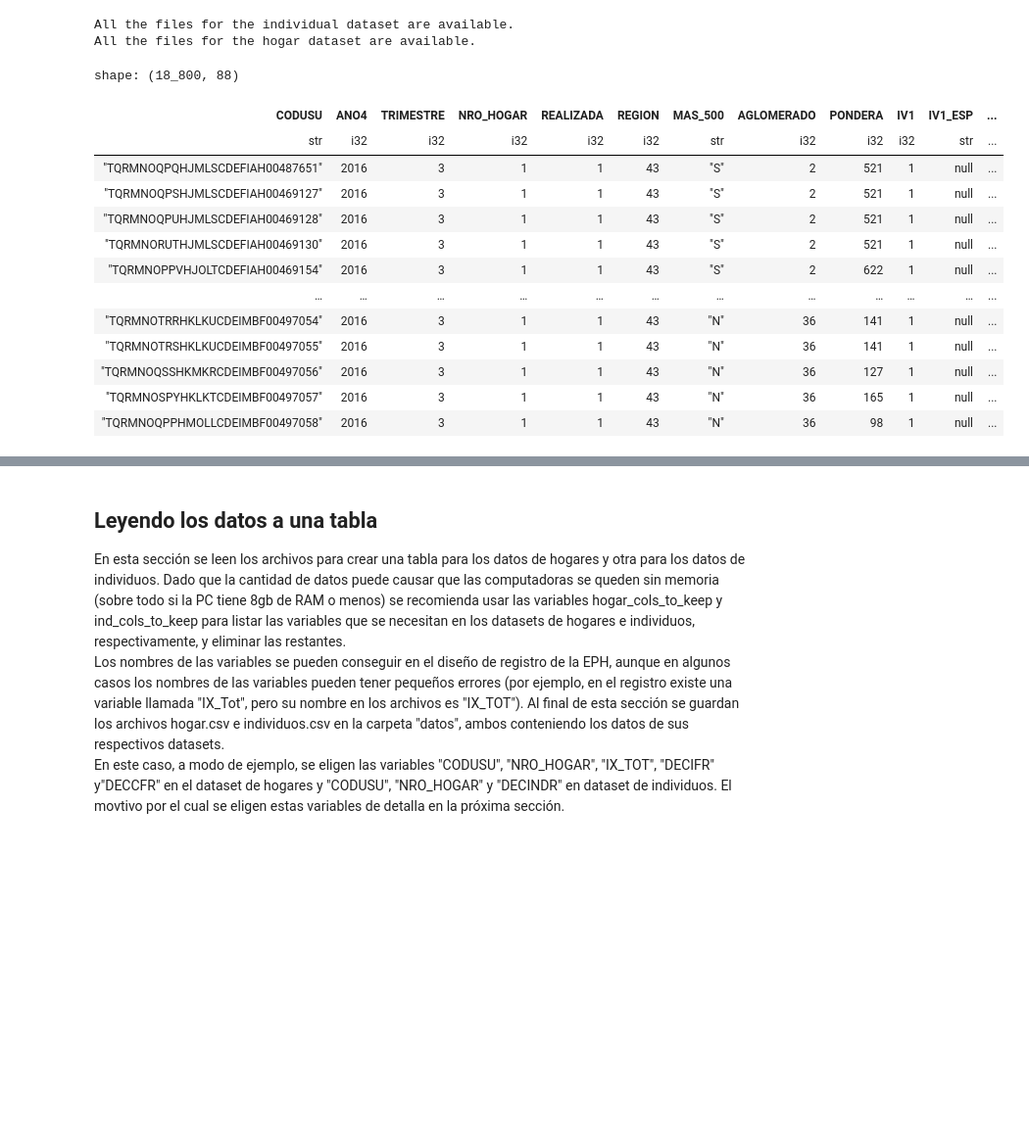
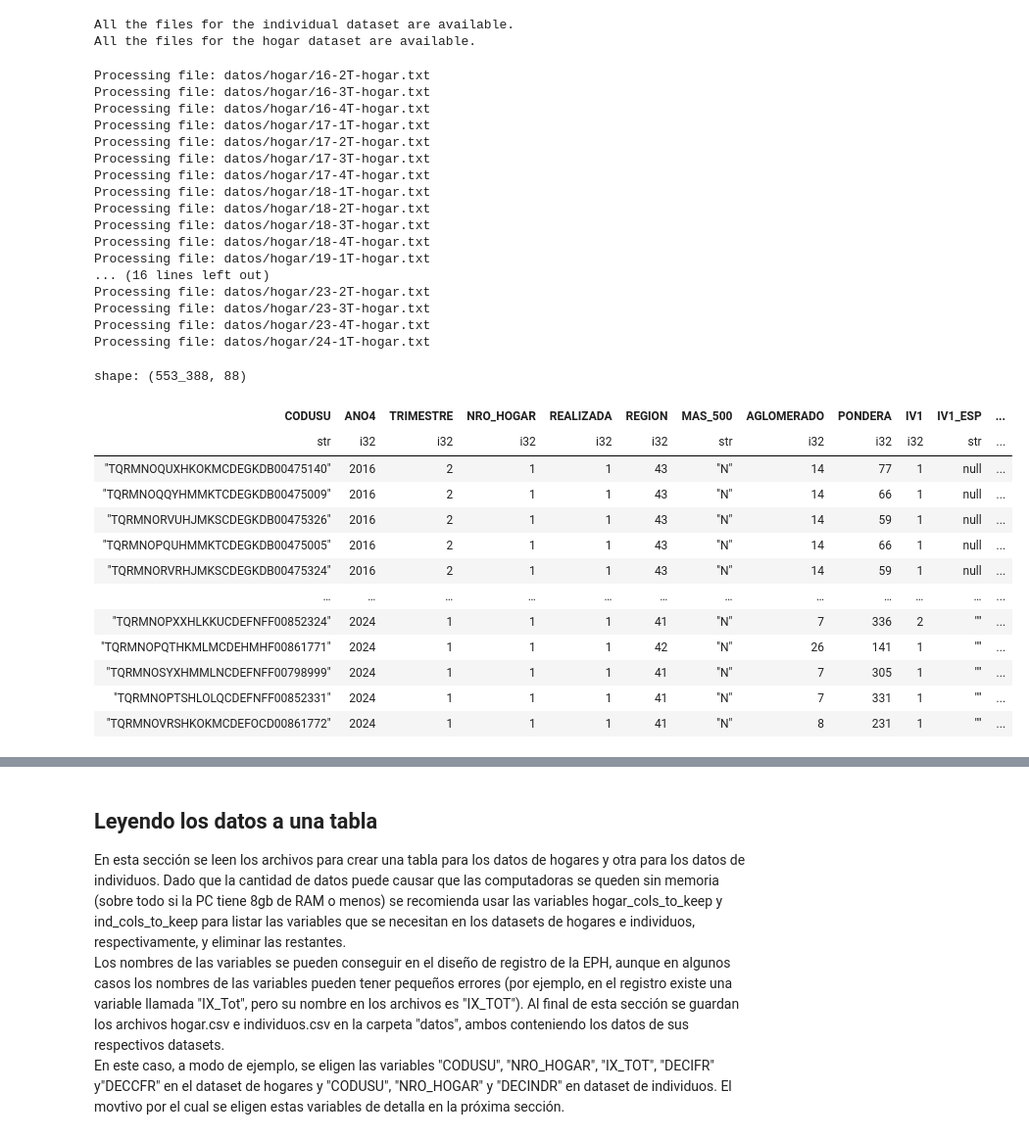
Before and after one commit to jpoletti/eph-database, a Jupyter notebook: bajar-microdatos.ipynb, the cells around one changed output, grey strips where cells are left out. Shown at 98% size. Drawn from its saved outputs; the diff is of its cells as text; code cells hidden in the pictures; blank space fills up the shorter version.

```diff
--- a/bajar-microdatos.ipynb
+++ b/bajar-microdatos.ipynb
@@ -234,8 +235,22 @@ else:
 All the files for the individual dataset are available.
 All the files for the hogar dataset are available.
 # %%
-def read_and_format(path):
-    df = pl.read_csv(path, separator=';')
+def read_and_format(path, schema_overrides=None):
+    if schema_overrides is not None:
+        df = pl.read_csv(path,
+                         separator=';',
+                         null_values=["NA"],
+                         decimal_comma=True,
+                         infer_schema_length=10000)
+
+    else:
+        df = pl.read_csv(path,
+                         separator=';',
+                         null_values=["NA"],
+                         decimal_comma=True,
+                         infer_schema_length=10000,
+                         schema_overrides=schema_overrides)
+
     # Cast all i64 columns to i32
     df = df.with_columns([
         df[col].cast(pl.Int32) for col in df.columns
@@ -246,21 +261,10 @@ def read_and_format(path):
     df[col].cast(pl.Float32) for col in df.columns
     if df[col].dtype == pl.Float64
 ])
+
+    # Remove unnamed columns
+    unnamed_columns = [col for col in df.columns if col == ""]
+    if unnamed_columns:
+        df = df.drop(unnamed_columns)
+
     return df
-# %%
-read_and_format('datos/hogar/16-3T-hogar.txt')
-# %% [output]
-shape: (18_800, 88)
-| CODUSU | ANO4 | TRIMESTRE | NRO_HOGAR | REALIZADA | REGION | MAS_500 | AGLOMERADO | PONDERA | IV1 | IV1_ESP | ... |
-| str | i32 | i32 | i32 | i32 | i32 | str | i32 | i32 | i32 | str | ... |
-| "TQRMNOQPQHJMLSCDEFIAH00487651" | 2016 | 3 | 1 | 1 | 43 | "S" | 2 | 521 | 1 | null | ... |
-| "TQRMNOQPSHJMLSCDEFIAH00469127" | 2016 | 3 | 1 | 1 | 43 | "S" | 2 | 521 | 1 | null | ... |
-| "TQRMNOQPUHJMLSCDEFIAH00469128" | 2016 | 3 | 1 | 1 | 43 | "S" | 2 | 521 | 1 | null | ... |
-| "TQRMNORUTHJMLSCDEFIAH00469130" | 2016 | 3 | 1 | 1 | 43 | "S" | 2 | 521 | 1 | null | ... |
-| "TQRMNOPPVHJOLTCDEFIAH00469154" | 2016 | 3 | 1 | 1 | 43 | "S" | 2 | 622 | 1 | null | ... |
-| … | … | … | … | … | … | … | … | … | … | … | ... |
-| "TQRMNOTRRHKLKUCDEIMBF00497054" | 2016 | 3 | 1 | 1 | 43 | "N" | 36 | 141 | 1 | null | ... |
-| "TQRMNOTRSHKLKUCDEIMBF00497055" | 2016 | 3 | 1 | 1 | 43 | "N" | 36 | 141 | 1 | null | ... |
-| "TQRMNOQSSHKMKRCDEIMBF00497056" | 2016 | 3 | 1 | 1 | 43 | "N" | 36 | 127 | 1 | null | ... |
-| "TQRMNOSPYHKLKTCDEIMBF00497057" | 2016 | 3 | 1 | 1 | 43 | "N" | 36 | 165 | 1 | null | ... |
-| "TQRMNOQPPHMOLLCDEIMBF00497058" | 2016 | 3 | 1 | 1 | 43 | "N" | 36 | 98 | 1 | null | ... |
@@ -266,0 +338,39 @@ shape: (18_800, 88)
+# %%
+base_path = 'datos/hogar'
+hogar_file_list = sorted(os.listdir(base_path))
+hogar_file_paths = [os.path.join(base_path, file) for file in hogar_file_list]
+
+hogar = process_txt_files(hogar_file_paths)
+hogar
+# %% [output]
+Processing file: datos/hogar/16-2T-hogar.txt
+Processing file: datos/hogar/16-3T-hogar.txt
+Processing file: datos/hogar/16-4T-hogar.txt
+Processing file: datos/hogar/17-1T-hogar.txt
+Processing file: datos/hogar/17-2T-hogar.txt
+Processing file: datos/hogar/17-3T-hogar.txt
+Processing file: datos/hogar/17-4T-hogar.txt
+Processing file: datos/hogar/18-1T-hogar.txt
+Processing file: datos/hogar/18-2T-hogar.txt
+Processing file: datos/hogar/18-3T-hogar.txt
+Processing file: datos/hogar/18-4T-hogar.txt
+Processing file: datos/hogar/19-1T-hogar.txt
+... (16 lines left out)
+Processing file: datos/hogar/23-2T-hogar.txt
+Processing file: datos/hogar/23-3T-hogar.txt
+Processing file: datos/hogar/23-4T-hogar.txt
+Processing file: datos/hogar/24-1T-hogar.txt
+shape: (553_388, 88)
+| CODUSU | ANO4 | TRIMESTRE | NRO_HOGAR | REALIZADA | REGION | MAS_500 | AGLOMERADO | PONDERA | IV1 | IV1_ESP | ... |
+| str | i32 | i32 | i32 | i32 | i32 | str | i32 | i32 | i32 | str | ... |
+| "TQRMNOQUXHKOKMCDEGKDB00475140" | 2016 | 2 | 1 | 1 | 43 | "N" | 14 | 77 | 1 | null | ... |
+| "TQRMNOQQYHMMKTCDEGKDB00475009" | 2016 | 2 | 1 | 1 | 43 | "N" | 14 | 66 | 1 | null | ... |
+| "TQRMNORVUHJMKSCDEGKDB00475326" | 2016 | 2 | 1 | 1 | 43 | "N" | 14 | 59 | 1 | null | ... |
+| "TQRMNOPQUHMMKTCDEGKDB00475005" | 2016 | 2 | 1 | 1 | 43 | "N" | 14 | 66 | 1 | null | ... |
+| "TQRMNORVRHJMKSCDEGKDB00475324" | 2016 | 2 | 1 | 1 | 43 | "N" | 14 | 59 | 1 | null | ... |
+| … | … | … | … | … | … | … | … | … | … | … | ... |
+| "TQRMNOPXXHLKKUCDEFNFF00852324" | 2024 | 1 | 1 | 1 | 41 | "N" | 7 | 336 | 2 | "" | ... |
+| "TQRMNOPQTHKMLMCDEHMHF00861771" | 2024 | 1 | 1 | 1 | 42 | "N" | 26 | 141 | 1 | "" | ... |
+| "TQRMNOSYXHMMLNCDEFNFF00798999" | 2024 | 1 | 1 | 1 | 41 | "N" | 7 | 305 | 1 | "" | ... |
+| "TQRMNOPTSHLOLQCDEFNFF00852331" | 2024 | 1 | 1 | 1 | 41 | "N" | 7 | 331 | 1 | "" | ... |
+| "TQRMNOVRSHKOKMCDEFOCD00861772" | 2024 | 1 | 1 | 1 | 41 | "N" | 8 | 231 | 1 | "" | ... |
```
Also changed, not shown: parts of 7 cells of this notebook.
